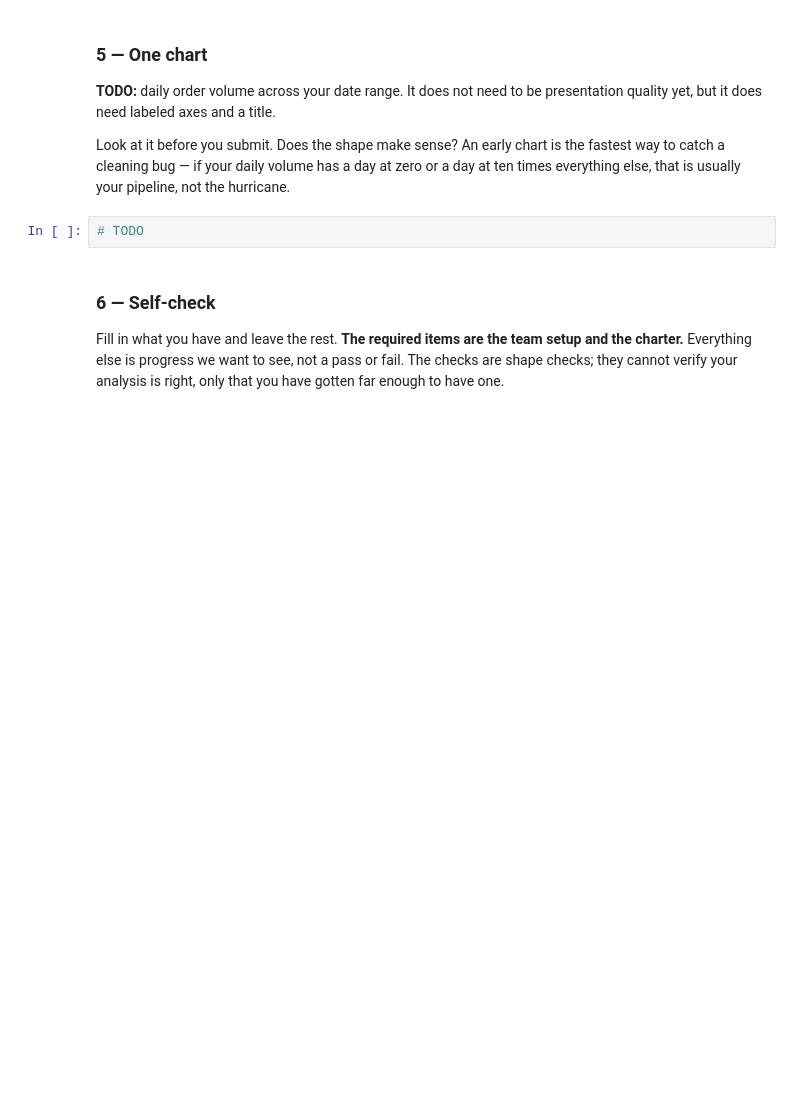
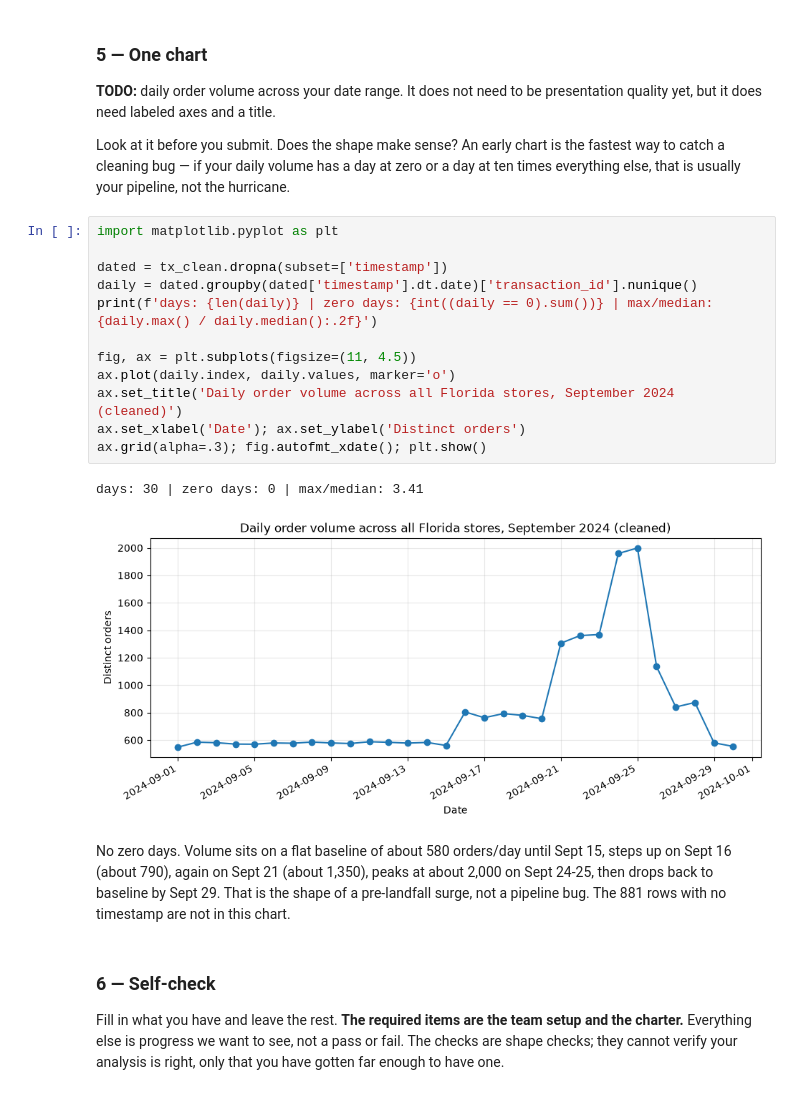
Before and after one commit to Kminhas21/walmart-hurrican-project, a Jupyter notebook: notebooks/2026_10_23_—_Midterm_Checkpoint_—_Lab.ipynb, the cells around one changed output. Saved outputs shown, nothing was run; the diff lists cells and outputs as text; blank space fills up the shorter version.

Commit message:
Complete Midterm Checkpoint notebook: team setup, cleaning pipeline, decision log, SKU map, weather API, chart, self-check

```diff
--- a/notebooks/2026_10_23_—_Midterm_Checkpoint_—_Lab.ipynb
+++ b/notebooks/2026_10_23_—_Midterm_Checkpoint_—_Lab.ipynb
@@ -117,7 +412,22 @@ You do not need this finished — you need it started and defensible.
 
 Look at it before you submit. Does the shape make sense? An early chart is the fastest way to catch a cleaning bug — if your daily volume has a day at zero or a day at ten times everything else, that is usually your pipeline, not the hurricane.
 # %%
-# TODO
+import matplotlib.pyplot as plt
+
+dated = tx_clean.dropna(subset=['timestamp'])
+daily = dated.groupby(dated['timestamp'].dt.date)['transaction_id'].nunique()
+print(f'days: {len(daily)} | zero days: {int((daily == 0).sum())} | max/median: {daily.max() / daily.median():.2f}')
+
+fig, ax = plt.subplots(figsize=(11, 4.5))
+ax.plot(daily.index, daily.values, marker='o')
+ax.set_title('Daily order volume across all Florida stores, September 2024 (cleaned)')
+ax.set_xlabel('Date'); ax.set_ylabel('Distinct orders')
+ax.grid(alpha=.3); fig.autofmt_xdate(); plt.show()
+# %% [output]
+days: 30 | zero days: 0 | max/median: 3.41
+[figure, added]
+# %% [markdown]
+No zero days. Volume sits on a flat baseline of about 580 orders/day until Sept 15, steps up on Sept 16 (about 790), again on Sept 21 (about 1,350), peaks at about 2,000 on Sept 24-25, then drops back to baseline by Sept 29. That is the shape of a pre-landfall surge, not a pipeline bug. The 881 rows with no timestamp are not in this chart.
 # %% [markdown]
 ### 6 — Self-check
 
```
Also changed, not shown: parts of 12 cells of this notebook.
